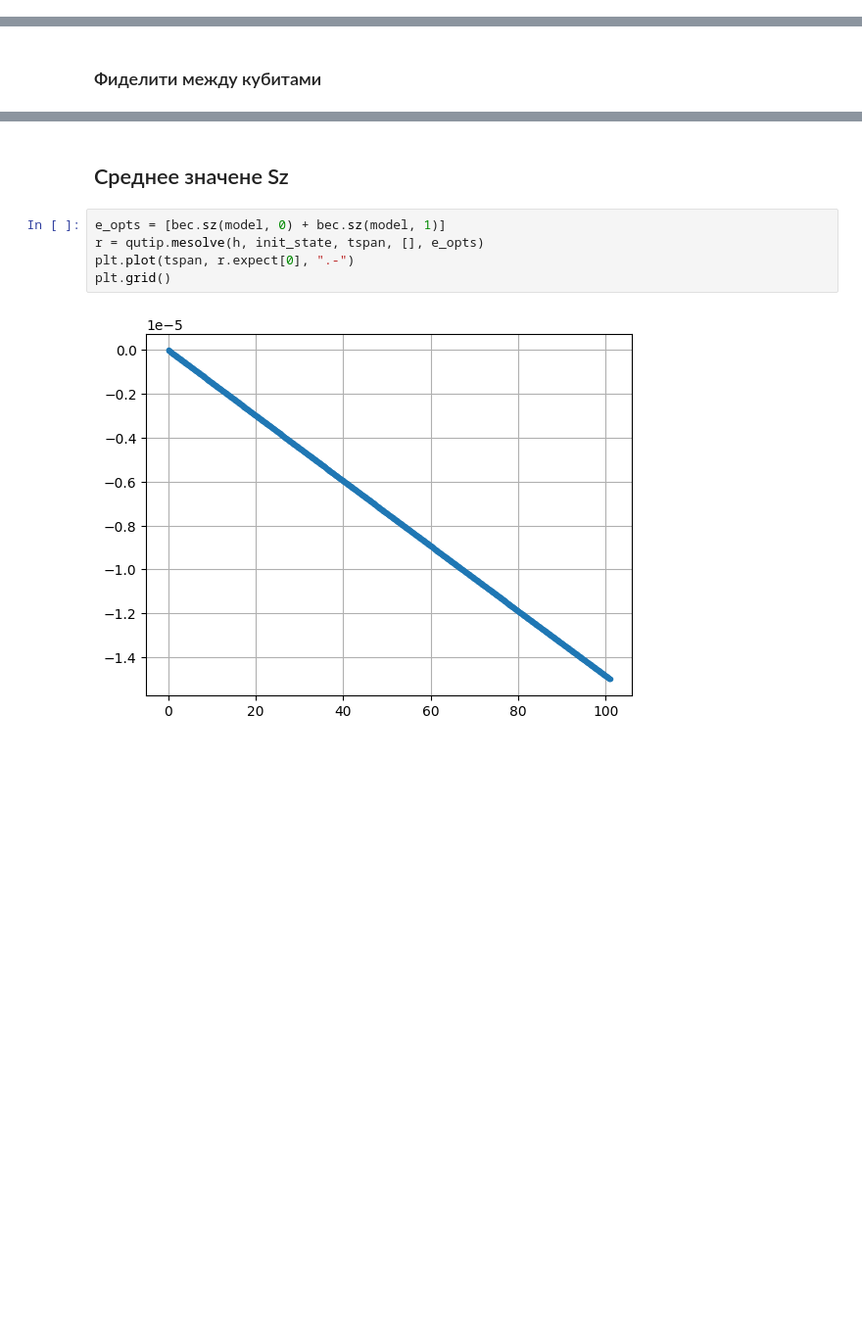
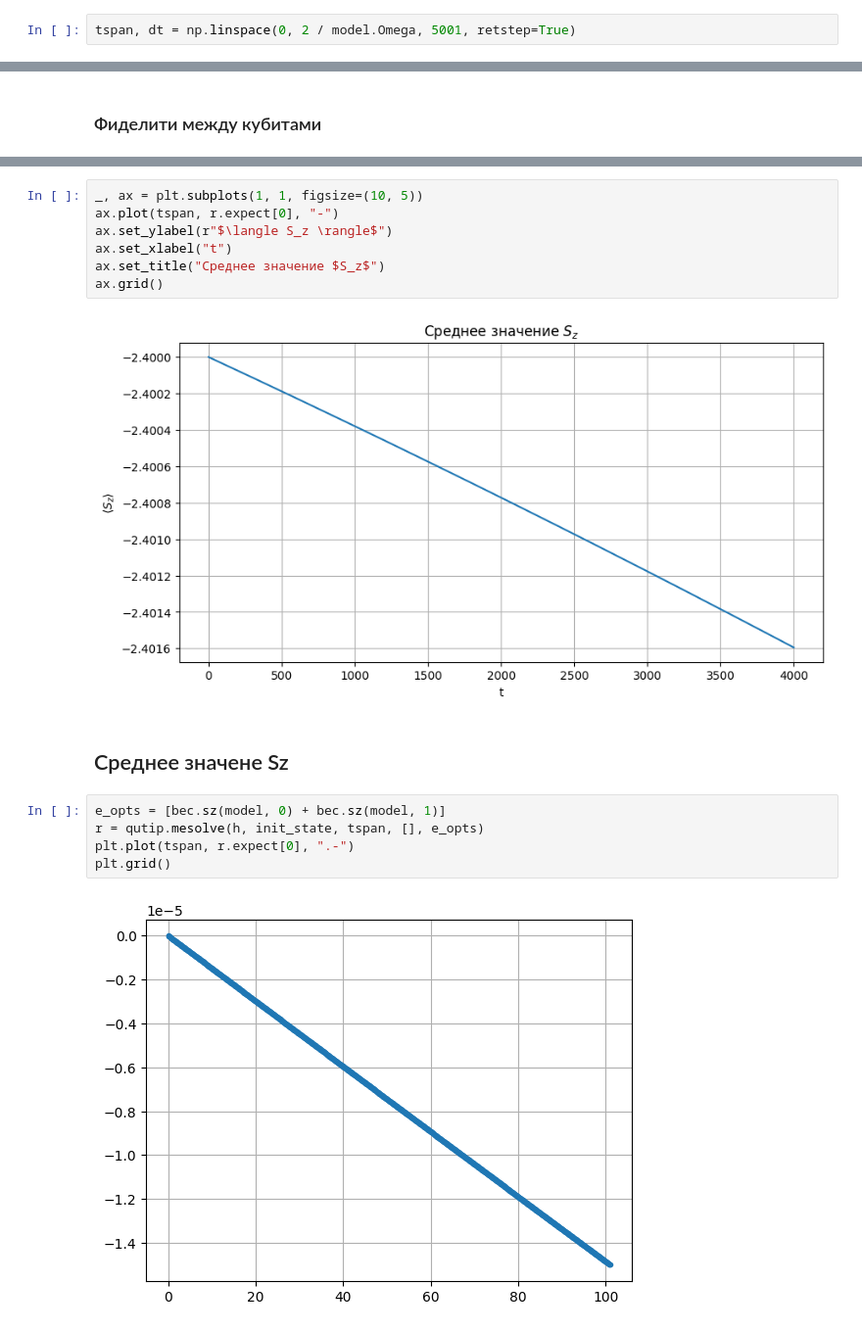
Before and after one commit to kephircheek/research-emqwuqoc, a Jupyter notebook: notebooks/Alexey2013.ipynb, the cells around one changed output, grey strips where cells are left out. Shown at 98% size. Drawn from its saved outputs; the diff is of its cells as text; blank space fills up the shorter version.

```diff
--- a/notebooks/Alexey2013.ipynb
+++ b/notebooks/Alexey2013.ipynb
@@ -54,0 +39,2 @@ Total run time:   0.12s
+# %%
+tspan, dt = np.linspace(0, 2 / model.Omega, 5001, retstep=True)
@@ -90,3 +124,12 @@ plt.plot(tspan, fidelity_span2, ':')
+# %%
+_, ax = plt.subplots(1, 1, figsize=(10, 5))
+ax.plot(tspan, r.expect[0], "-")
+ax.set_ylabel(r"$\langle S_z \rangle$")
+ax.set_xlabel("t")
+ax.set_title("Среднее значение $S_z$")
+ax.grid()
+# %% [output]
+[figure, added]
 # %% [markdown]
 ## Среднее значене Sz
 # %%
```
Also changed, not shown: parts of 20 cells of this notebook.
